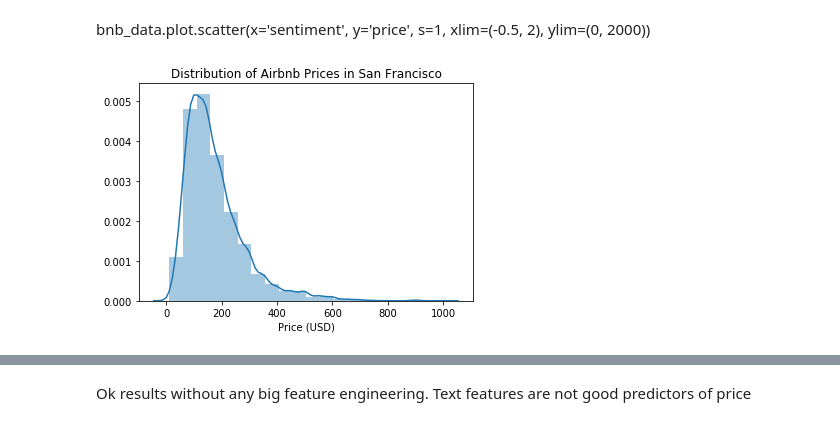
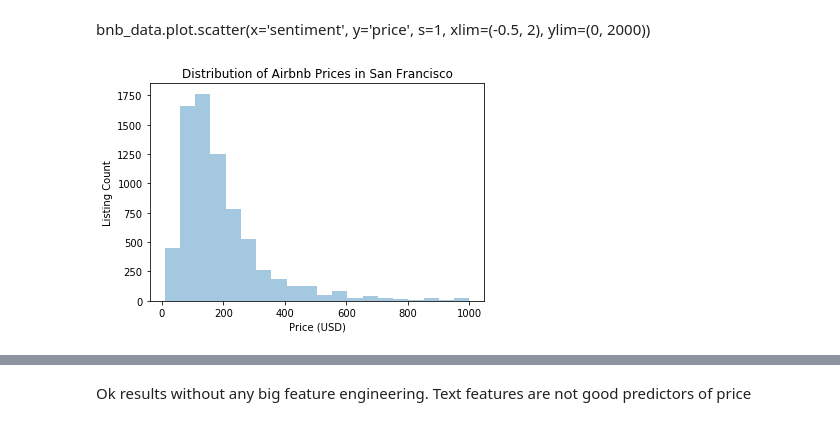
Before and after one commit to EmiliaPaz/EECS731_FinalProject, a Jupyter notebook: notebooks/Airbnb.ipynb, the cells around one changed output, grey strips where cells are left out. Drawn from its saved outputs; the diff is of its cells as text; code cells hidden in the pictures.

```diff
--- a/notebooks/Airbnb.ipynb
+++ b/notebooks/Airbnb.ipynb
@@ -123,9 +128,11 @@ bnb_data.plot.scatter(x='review_scores_rating', y='price', xlim=(70, 100), ylim=
 # %% [markdown]
 bnb_data.plot.scatter(x='sentiment', y='price', s=1, xlim=(-0.5, 2), ylim=(0, 2000))
 # %%
-plot = sns.distplot(bnb_data.query('price < 1000')['price'], bins=20, axlabel='Price (USD)').set_title('Distribution of Airbnb Prices in San Francisco')
+plot = sns.distplot(bnb_data.query('price < 1000')['price'], bins=20, axlabel='Price (USD)', kde=False).set_title('Distribution of Airbnb Prices in San Francisco')
+
+plt.ylabel('Listing Count')
 
 fig = plot.get_figure()
-fig.savefig('price_dist.png', dpi=300, transparent=True, format="png")
+fig.savefig('price_dist.png', dpi=300, transparent=False, format="png")
 # %% [output]
-[figure, old version]
+[figure, new version]
```
Also changed, not shown: parts of 14 cells of this notebook.
